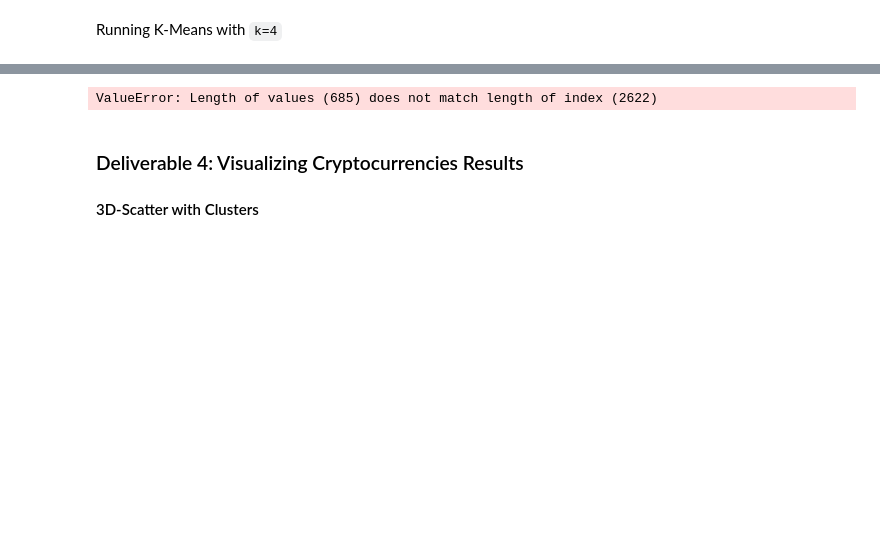
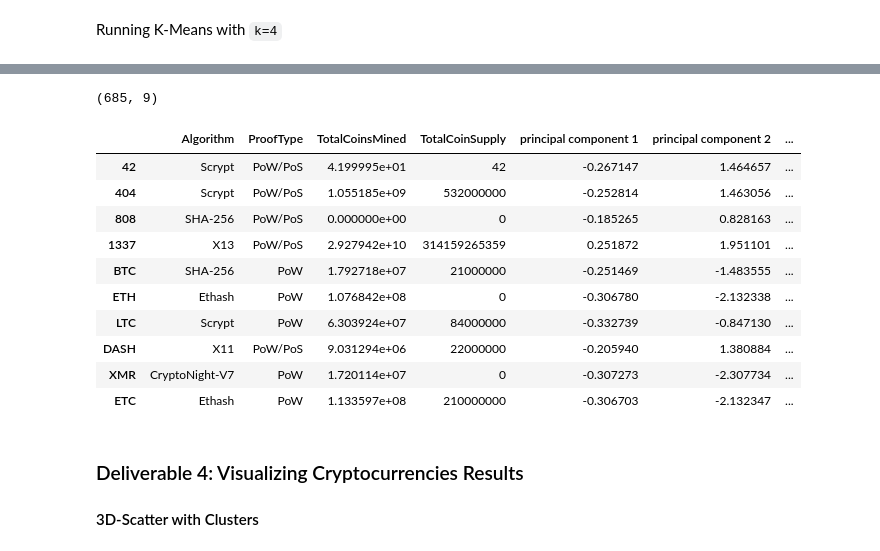
Before and after one commit to monikatomhave/Cryptocurrencies, a Jupyter notebook: crypto_clustering.ipynb, the cells around one changed output, grey strips where cells are left out. Cells and saved outputs as stored; diff of their text form; code cells hidden in the pictures; blank space fills up the shorter version.

```diff
--- a/crypto_clustering.ipynb
+++ b/crypto_clustering.ipynb
@@ -247,20 +239,31 @@ print(predictions)
 # %%
 # Create a new DataFrame including predicted clusters and cryptocurrencies features.
 # Concatentate the crypto_df and pcs_df DataFrames on the same columns.
 # YOUR CODE HERE
-clustered_df = crypto_df.append(df_crypto_pca)
+clustered_df = cluster_df.join(df_crypto_pca, how = "inner")
 #  Add a new column, "CoinName" to the clustered_df DataFrame that holds the names of the cryptocurrencies.
 # YOUR CODE HERE
-clustered_df = clustered_df.append(coin_name_df)
+clustered_df["CoinName"] = coin_name_df["CoinName"]
 #  Add a new column, "Class" to the clustered_df DataFrame that holds the predictions.
 # YOUR CODE HERE
-clustered_df["Class"] = model.labels_
+clustered_df["Class"] = predictions
 
 # Print the shape of the clustered_df
 print(clustered_df.shape)
 clustered_df.head(10)
 # %% [output]
-ValueError: Length of values (685) does not match length of index (2622)
+(685, 9)
+|  | Algorithm | ProofType | TotalCoinsMined | TotalCoinSupply | principal component 1 | principal component 2 | ... |
+| 42 | Scrypt | PoW/PoS | 4.199995e+01 | 42 | -0.267147 | 1.464657 | ... |
+| 404 | Scrypt | PoW/PoS | 1.055185e+09 | 532000000 | -0.252814 | 1.463056 | ... |
+| 808 | SHA-256 | PoW/PoS | 0.000000e+00 | 0 | -0.185265 | 0.828163 | ... |
+| 1337 | X13 | PoW/PoS | 2.927942e+10 | 314159265359 | 0.251872 | 1.951101 | ... |
+| BTC | SHA-256 | PoW | 1.792718e+07 | 21000000 | -0.251469 | -1.483555 | ... |
+| ETH | Ethash | PoW | 1.076842e+08 | 0 | -0.306780 | -2.132338 | ... |
+| LTC | Scrypt | PoW | 6.303924e+07 | 84000000 | -0.332739 | -0.847130 | ... |
+| DASH | X11 | PoW/PoS | 9.031294e+06 | 22000000 | -0.205940 | 1.380884 | ... |
+| XMR | CryptoNight-V7 | PoW | 1.720114e+07 | 0 | -0.307273 | -2.307734 | ... |
+| ETC | Ethash | PoW | 1.133597e+08 | 210000000 | -0.306703 | -2.132347 | ... |
 # %% [markdown]
 ### Deliverable 4: Visualizing Cryptocurrencies Results
 
```
Also changed, not shown: parts of 12 cells of this notebook.
